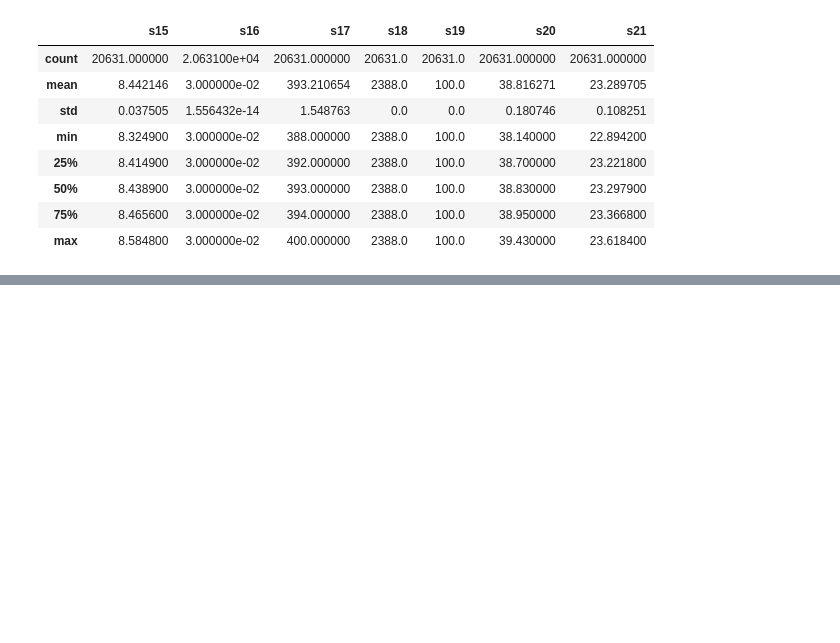
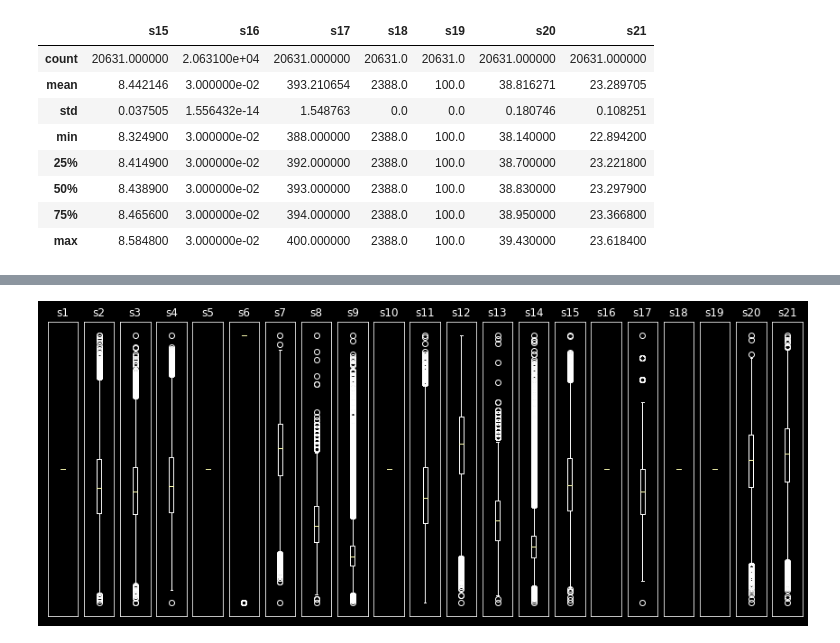
Before and after one commit to arcweld/DSI_Capstone_2, a Jupyter notebook: exploration.ipynb, the cells around one changed output, grey strips where cells are left out. Drawn from its saved outputs; the diff is of its cells as text; code cells hidden in the pictures; blank space fills up the shorter version.

```diff
--- a/exploration.ipynb
+++ b/exploration.ipynb
@@ -198,0 +274,9 @@ df1[["s15","s16","s17","s18","s19","s20","s21"]].describe()
+# %%
+fig, axs = plt.subplots(1,21, figsize=(15,6))
+for i in range(21):
+    axs[i].boxplot(df1.iloc[:,i+5])
+    axs[i].set_yticks([])
+    axs[i].set_xticks([])
+    axs[i].set_title(label=f'{df1.columns[i+5]}')
+# %% [output]
+[figure, added]
```
Also changed, not shown: parts of 70 cells of this notebook, 4 other files.
